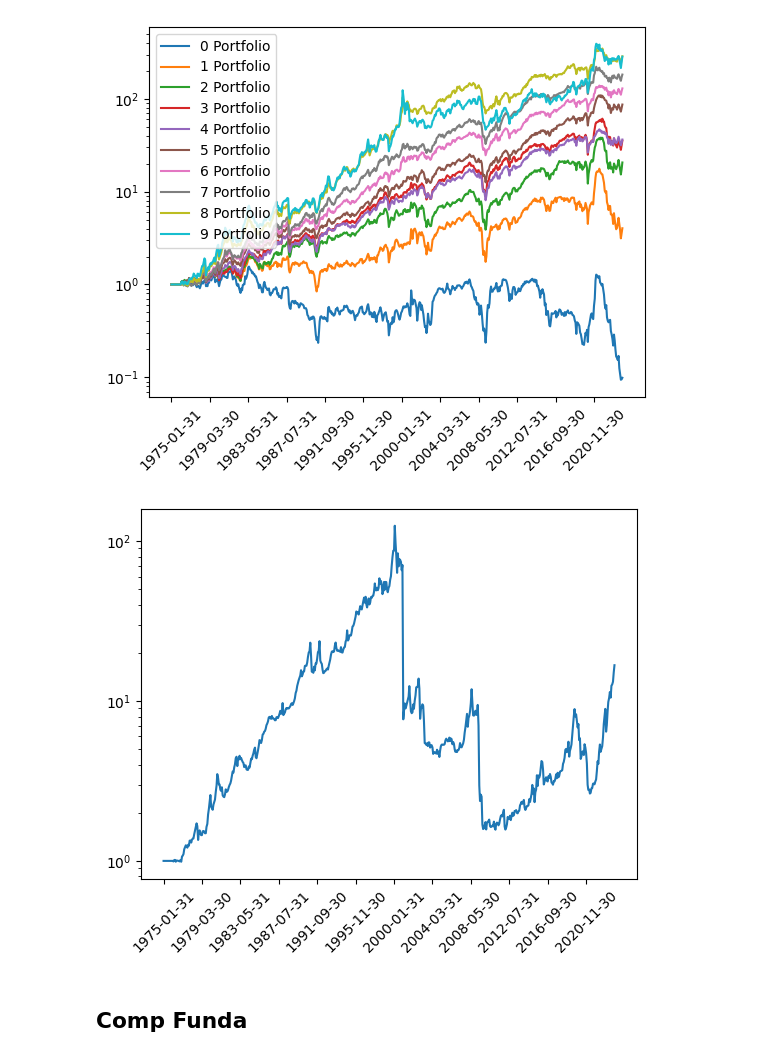
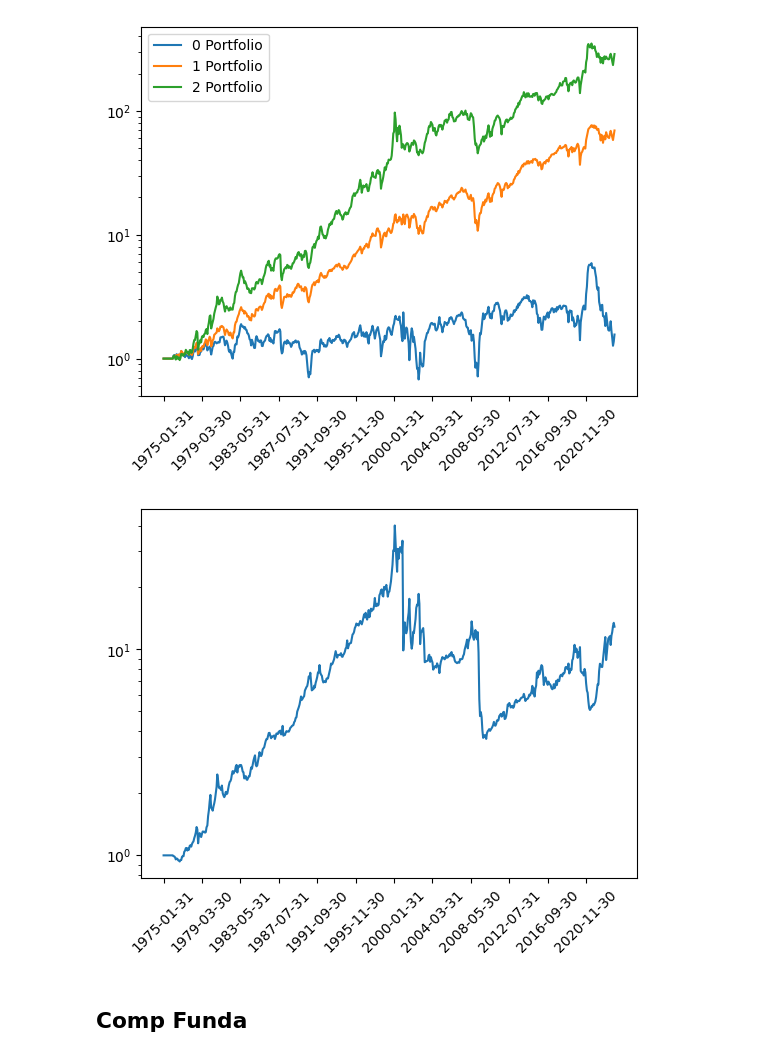
Before and after one commit to Castoria21/Capstone, a Jupyter notebook: code/demo.ipynb, the cells around one changed output. Cells and saved outputs as stored; diff of their text form; code cells hidden in the pictures.

```diff
--- a/code/demo.ipynb
+++ b/code/demo.ipynb
@@ -31,16 +28,15 @@ dfs['mom_prc'] = get_prc_mom(dfs['ret'], 12, 1)
 # %%
 # Portfolio
 mom_portfolio = get_sorted_portfolio(
-    dfs['ret'], get_sorted_index(dfs['mom_prc'] * dfs['idx_vol_threshold'])
+    dfs['ret'], get_sorted_index
+    (dfs['mom_prc'] * dfs['idx_vol_threshold'],
+     quantiles=np.array([0.3, 0.7])
+     ),
+
 )
-# Visualization
-plot_group_cum(mom_portfolio)
 # %% [output]
-[figure, old version]
+[figure, new version]
+[figure, added]
-# %%
-plot_solo_cum(mom_portfolio.iloc[:, -1] - mom_portfolio.iloc[:, 0])
-# %% [output]
-[figure, removed]
 # %% [markdown]
 ## Comp Funda
 # %%
```
Also changed, not shown: parts of 7 cells of this notebook, 5 other files.
